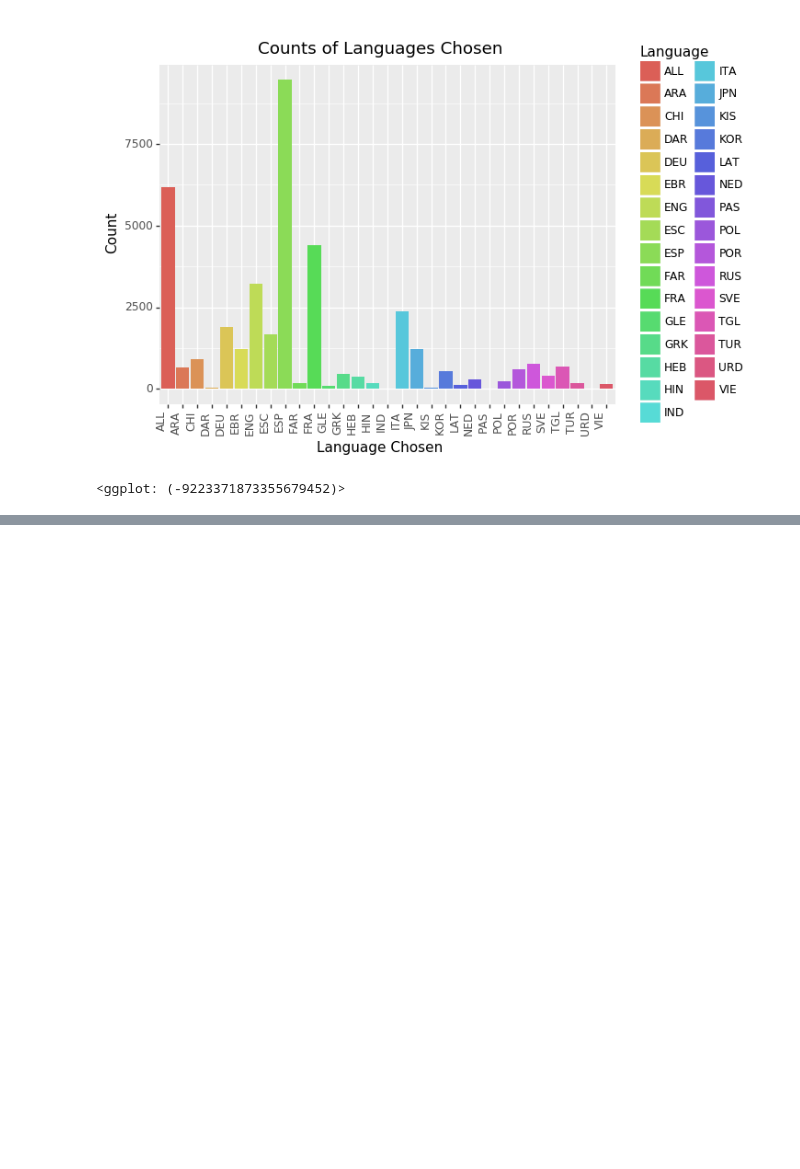
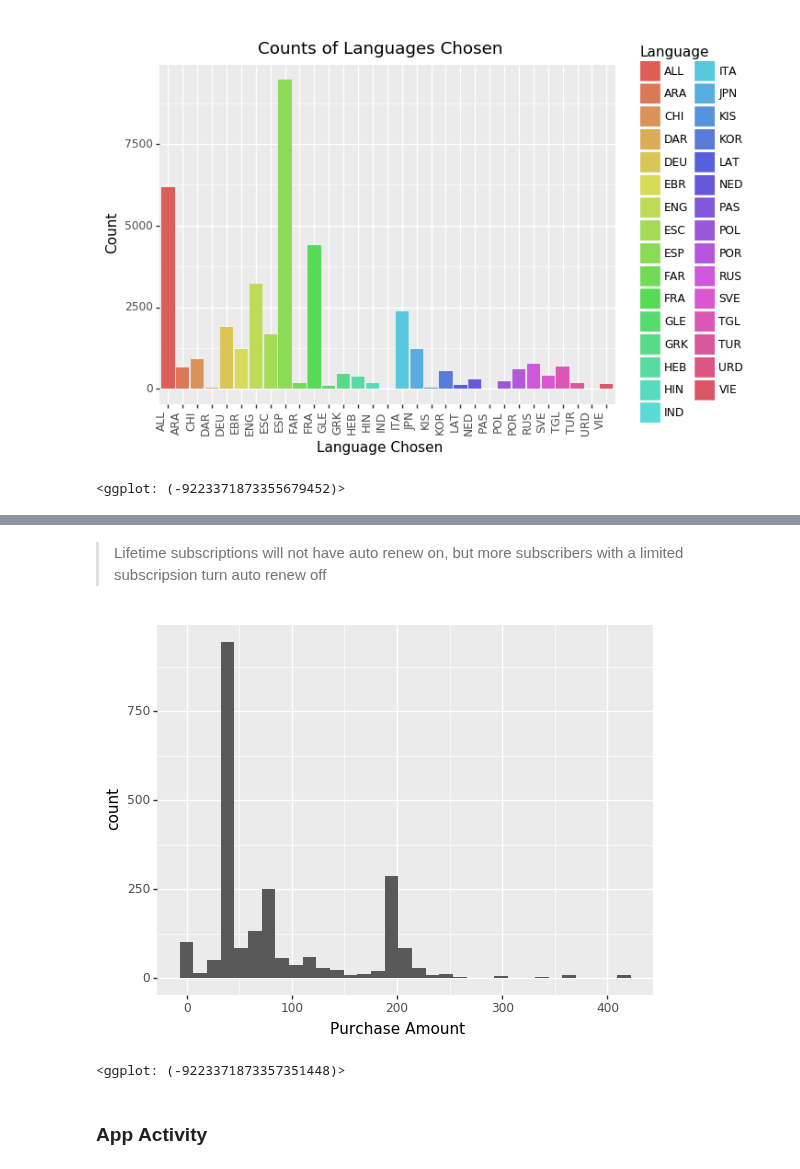
Before and after one commit to jgonz100/MGSC410-Final, a Jupyter notebook: eda.ipynb, the cells around one changed output, grey strips where cells are left out. Saved outputs shown, nothing was run; the diff lists cells and outputs as text; code cells hidden in the pictures; blank space fills up the shorter version.

```diff
--- a/eda.ipynb
+++ b/eda.ipynb
@@ -222,0 +234,11 @@ ggplot(subscriber, aes(x = 'Subscription Type', fill = 'Subscription Type')) + g
+# %% [markdown]
+> Lifetime subscriptions will not have auto renew on, but more subscribers with a limited subscripsion turn auto renew off
+# %%
+purchase_amount = subscriber
+purchase_amount.dropna(inplace = True)
+ggplot(purchase_amount, aes(x = 'Purchase Amount')) + geom_histogram()
+# %% [output]
+[figure, added]
+<ggplot: (-9223371873357351448)>
+# %% [markdown]
+### App Activity
```
Also changed, not shown: parts of 13 cells of this notebook.
